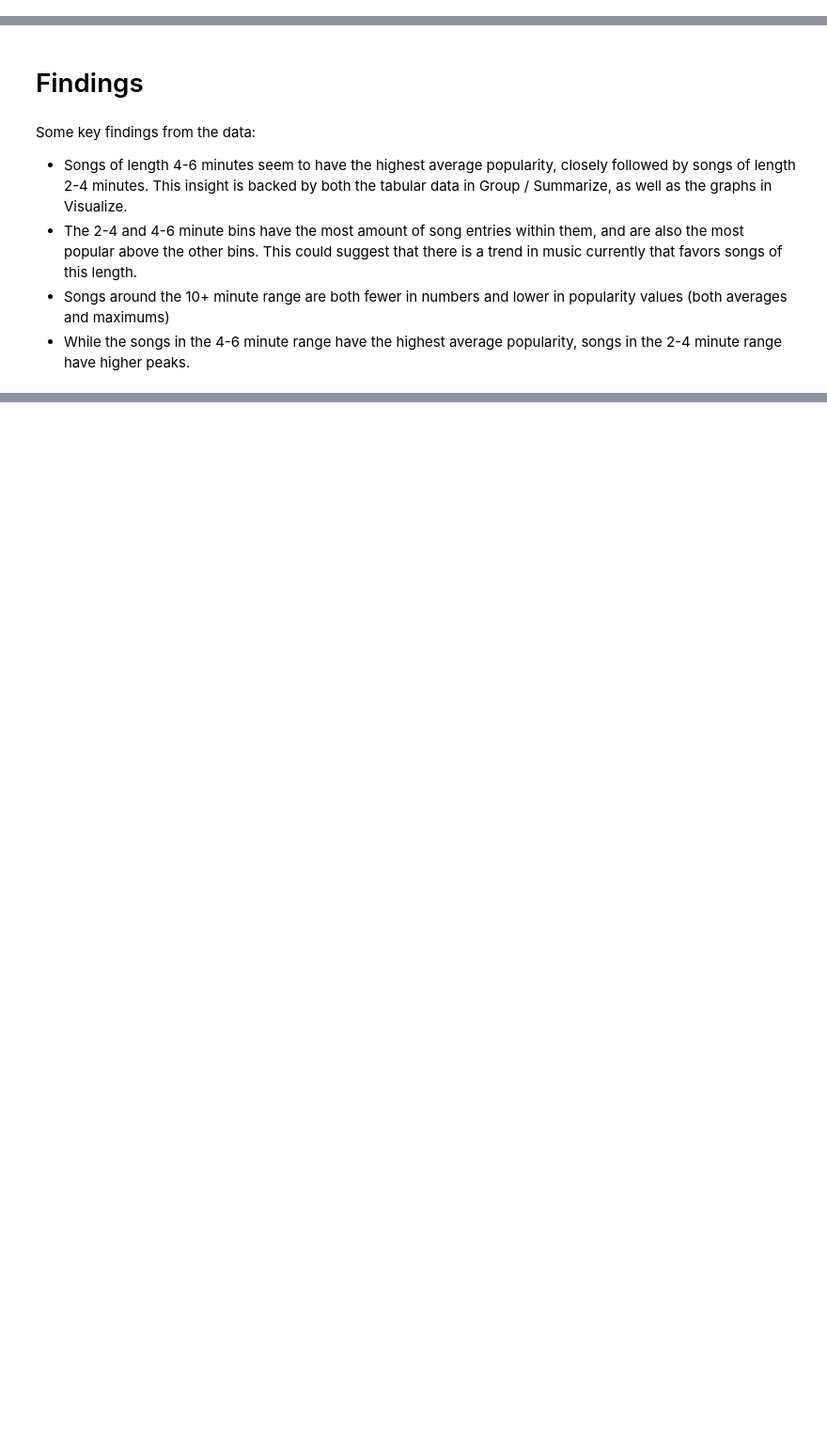
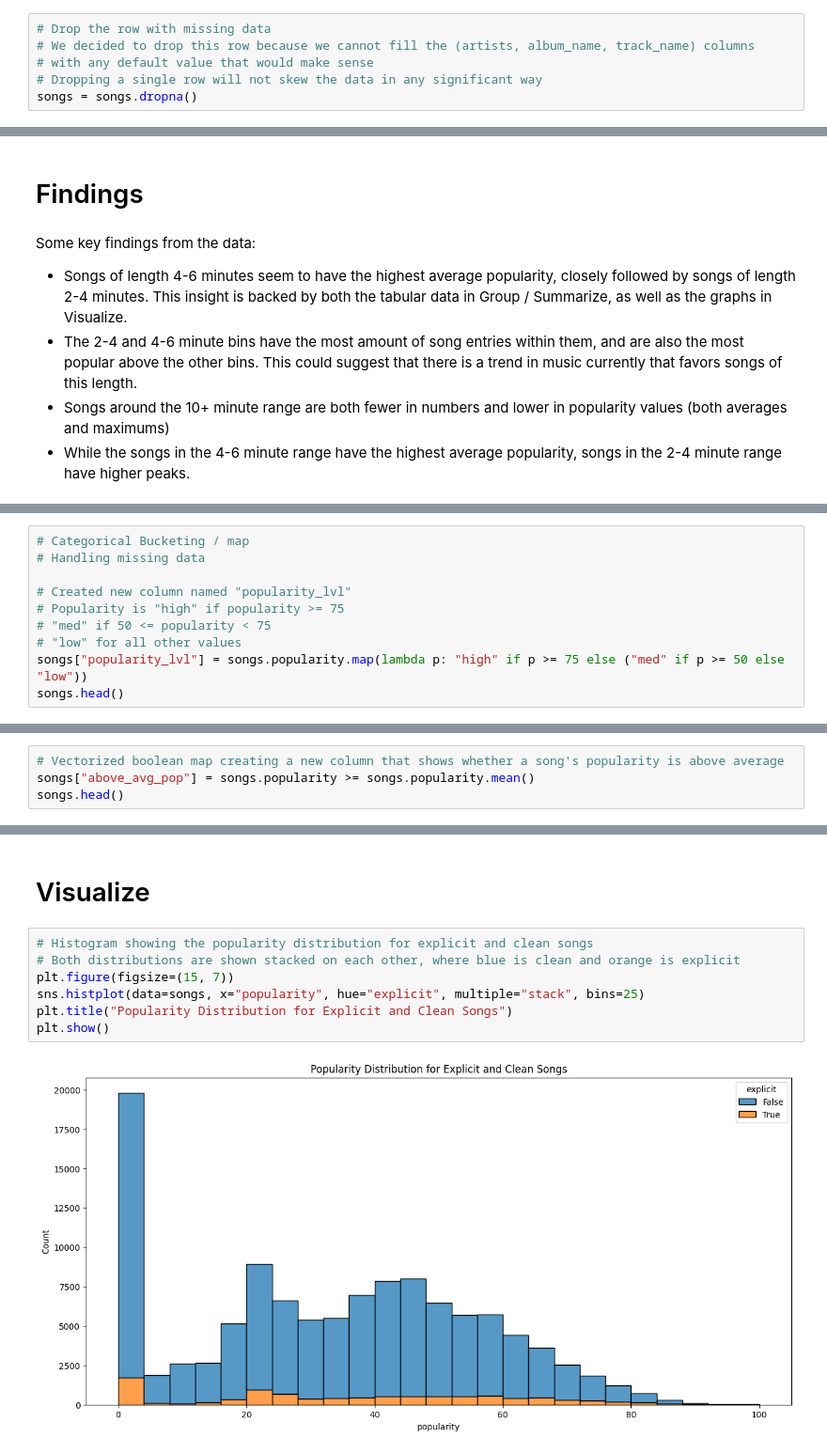
Before and after one commit to sjsu-cs133-f25/team2-spotify-music, a Jupyter notebook: notebooks/01_explore.ipynb, the cells around one changed output, grey strips where cells are left out. Shown: that part at 94% size. Cells and saved outputs as stored; diff of their text form; blank space fills up the shorter version.

```diff
--- a/notebooks/01_explore.ipynb
+++ b/notebooks/01_explore.ipynb
@@ -82,3 +82,9 @@ songs[songs.isnull().any(axis=1)]
 |  | Unnamed: 0 | track_id | artists | album_name | track_name | popularity | duration_ms | explicit | ... |
 | 65900 | 65900 | 1kR4gIb7nGxHPI3D2ifs59 | NaN | NaN | NaN | 0 | 0 | False | ... |
 1 rows × 21 columns
+# %%
+# Drop the row with missing data
+# We decided to drop this row because we cannot fill the (artists, album_name, track_name) columns
+# with any default value that would make sense
+# Dropping a single row will not skew the data in any significant way
+songs = songs.dropna()
@@ -219,0 +331,10 @@ Some key findings from the data:
+# %%
+# Categorical Bucketing / map
+# Handling missing data
+
+# Created new column named "popularity_lvl"
+# Popularity is "high" if popularity >= 75
+# "med" if 50 <= popularity < 75
+# "low" for all other values
+songs["popularity_lvl"] = songs.popularity.map(lambda p: "high" if p >= 75 else ("med" if p >= 50 else "low"))
+songs.head()
@@ -219,0 +349,4 @@ Some key findings from the data:
+# %%
+# Vectorized boolean map creating a new column that shows whether a song's popularity is above average
+songs["above_avg_pop"] = songs.popularity >= songs.popularity.mean()
+songs.head()
@@ -219,0 +414,11 @@ Some key findings from the data:
+# %% [markdown]
+# Visualize
+# %%
+# Histogram showing the popularity distribution for explicit and clean songs
+# Both distributions are shown stacked on each other, where blue is clean and orange is explicit
+plt.figure(figsize=(15, 7))
+sns.histplot(data=songs, x="popularity", hue="explicit", multiple="stack", bins=25)
+plt.title("Popularity Distribution for Explicit and Clean Songs")
+plt.show()
+# %% [output]
+[figure, added]
```
Also changed, not shown: parts of 25 cells of this notebook.
